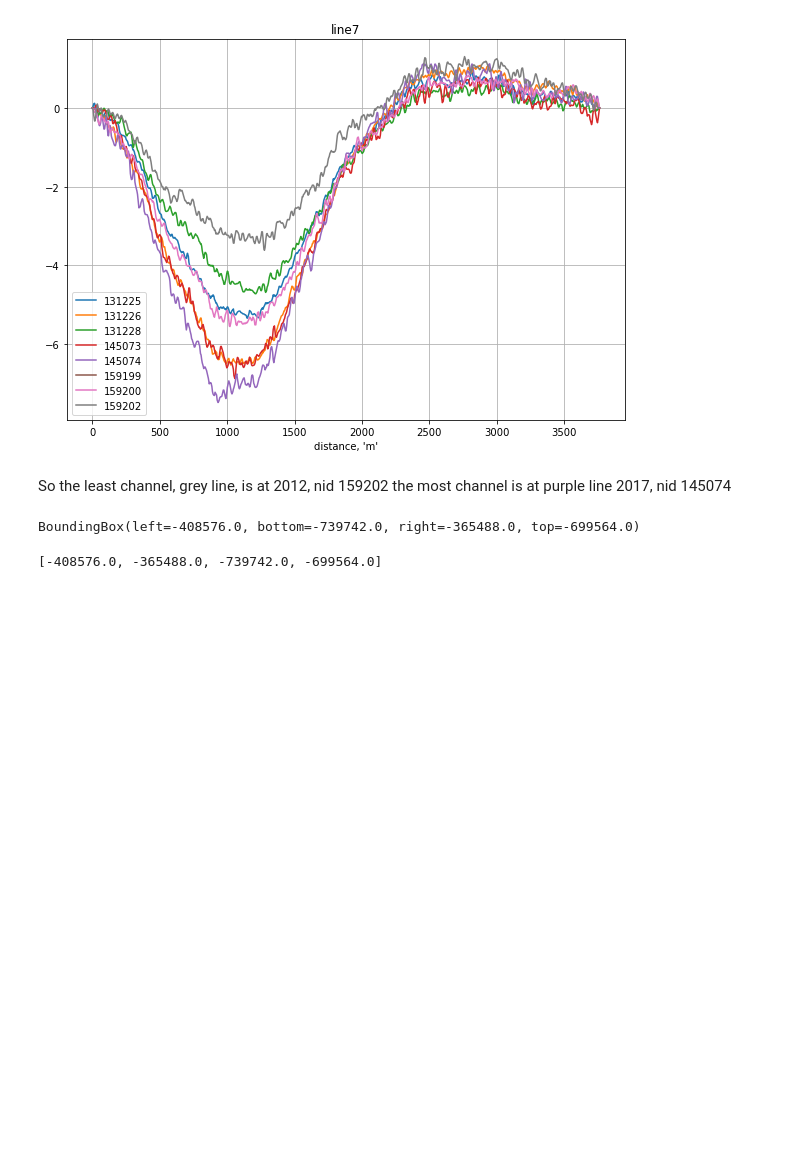
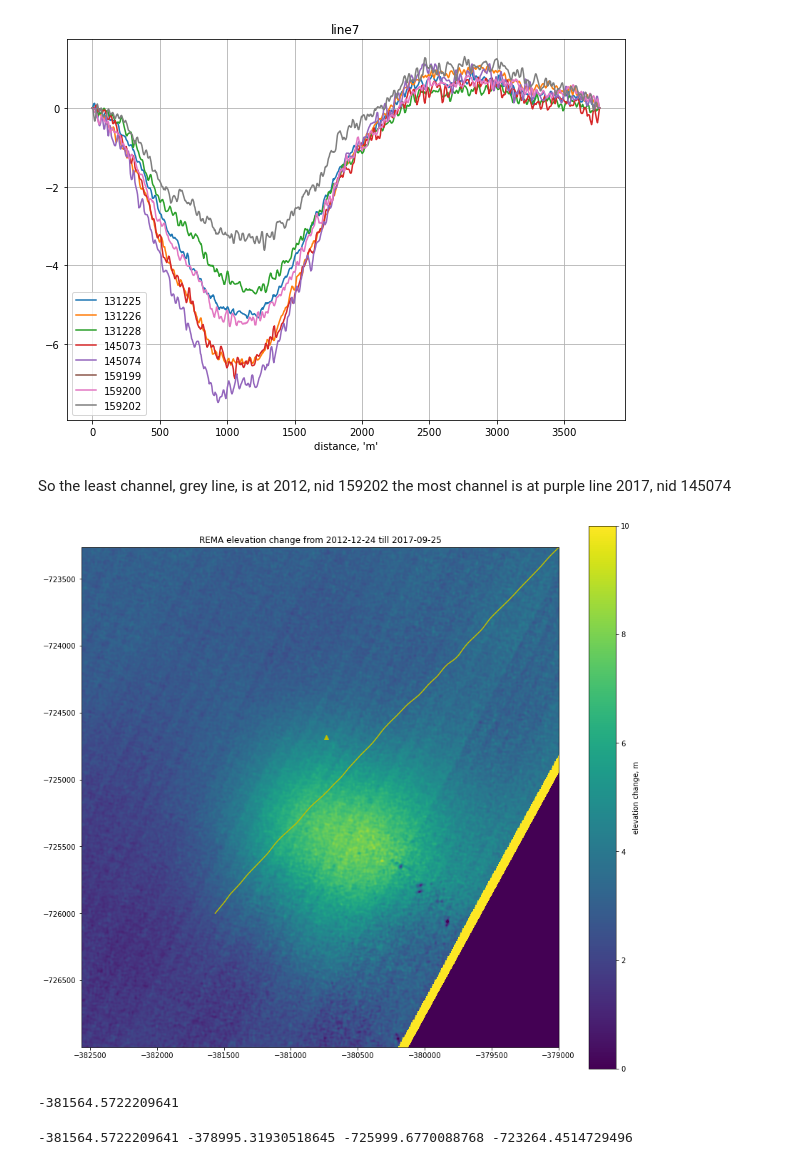
Before and after one commit to arrran/PhD_data_chapter, a Jupyter notebook: Jupyter/REMA/radarlines_over_rema_plots.ipynb, the cells around one changed output. Drawn from its saved outputs; the diff is of its cells as text; code cells hidden in the pictures; blank space fills up the shorter version.

Commit message:
making function to draw tiff diffs

```diff
--- a/Jupyter/REMA/radarlines_over_rema_plots.ipynb
+++ b/Jupyter/REMA/radarlines_over_rema_plots.ipynb
@@ -202,12 +204,36 @@ plot_line('line7',legend='nid')
 # %% [markdown]
 So the least channel, grey line, is at 2012, nid 159202
 the most channel is at purple line 2017, nid 145074
+# %%
+nid1 = 159202
+nid2 = 145074
+line_name = 'line7'
+# %%
+def plot_REMA_diff(nid1,nid2,line_name,df=df):
+
+    path = f"/Volumes/arc_02/whitefar/DATA/REMOTE_SENSING/REMA_STRIPES/DIFFERENCES/REMA_{nid1}-{nid2}_diff.tif"
+    image = rio.open(path)
+    extent = [image.bounds[0],image.bounds[2],image.bounds[1],image.bounds[3]]
+    gdf = gpd.read_file("/Users/home/whitefar/DATA/FIELD_ANT_19/POST_FIELD/RES/PROCESSED_LINES_GISFILE/"
+                        +line_name+".shp")
+    f = df.loc[nid1].acquisitio
+    t =df.loc[nid2].acquisitio
+    xmin,xmax = [gdf.geometry.x.to_numpy().min(),gdf.geometry.x.to_numpy().max()]
+    ymin,ymax = [gdf.geometry.y.to_numpy().min(),gdf.geometry.y.to_numpy().max()]
+    plt.figure(figsize=(15,14))
+    plt.imshow(image.read(1),extent=extent, vmin=0,vmax=10)
+    plt.xlim([xmin-1000, xmax])
+    plt.ylim([ymin-1000,ymax])
+    cb = plt.colorbar()
+    plt.plot(gdf.geometry.x,gdf.geometry.y,'y')
+    plt.plot(kis2[0],kis2[1],'y^')
+    plt.title(f'REMA elevation change from {f} till {t}')
+    cb.set_label('elevation change, m')
+# %%
+plot_REMA_diff(159202,145074,line_name)
+# %% [output]
+[figure, added]
 # %%
-path = f"/Volumes/arc_02/whitefar/DATA/REMOTE_SENSING/REMA_STRIPES/DIFFERENCES/REMA_159202-145074_diff.tif"
+path = f"/Volumes/arc_02/whitefar/DATA/REMOTE_SENSING/REMA_STRIPES/DIFFERENCES/REMA_{nid1}-{nid2}_diff.tif"
 image = rio.open(path)
-print(image.bounds)
 extent = [image.bounds[0],image.bounds[2],image.bounds[1],image.bounds[3]]
-extent
-# %% [output]
-BoundingBox(left=-408576.0, bottom=-739742.0, right=-365488.0, top=-699564.0)
-[-408576.0, -365488.0, -739742.0, -699564.0]
@@ -215,0 +240,4 @@ kis2 = [-380737.537026,-724683.311299]
+# %%
+gdf = gpd.read_file("/Users/home/whitefar/DATA/FIELD_ANT_19/POST_FIELD/RES/PROCESSED_LINES_GISFILE/"+line_name+".shp")
+# %% [output]
+-381564.5722209641
@@ -215,0 +247,5 @@ kis2 = [-380737.537026,-724683.311299]
+# %%
+xmin,xmax = [gdf.geometry.x.to_numpy().min(),gdf.geometry.x.to_numpy().max()]
+ymin,ymax = [gdf.geometry.y.to_numpy().min(),gdf.geometry.y.to_numpy().max()]
+# %% [output]
+-381564.5722209641 -378995.31930518645 -725999.6770088768 -723264.4514729496
```
Also changed, not shown: parts of 7 cells of this notebook.
